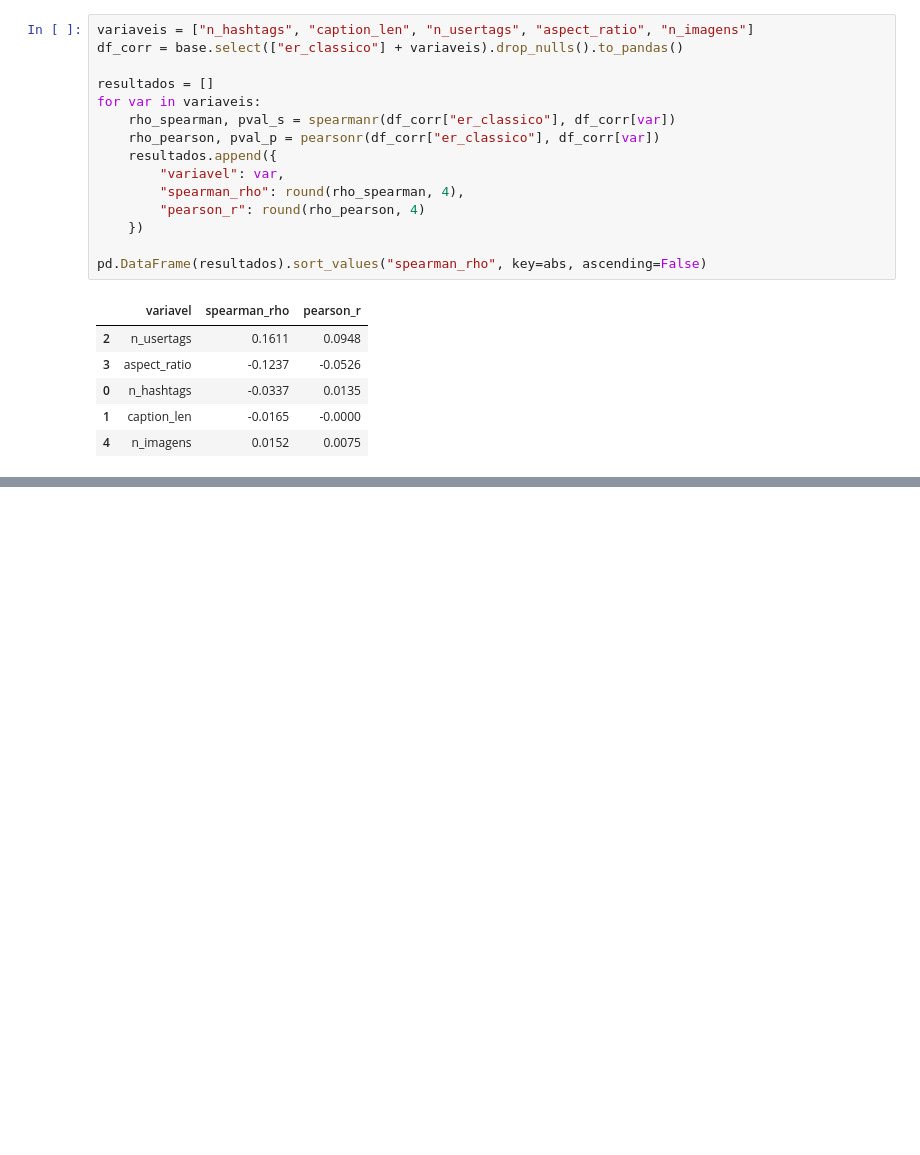
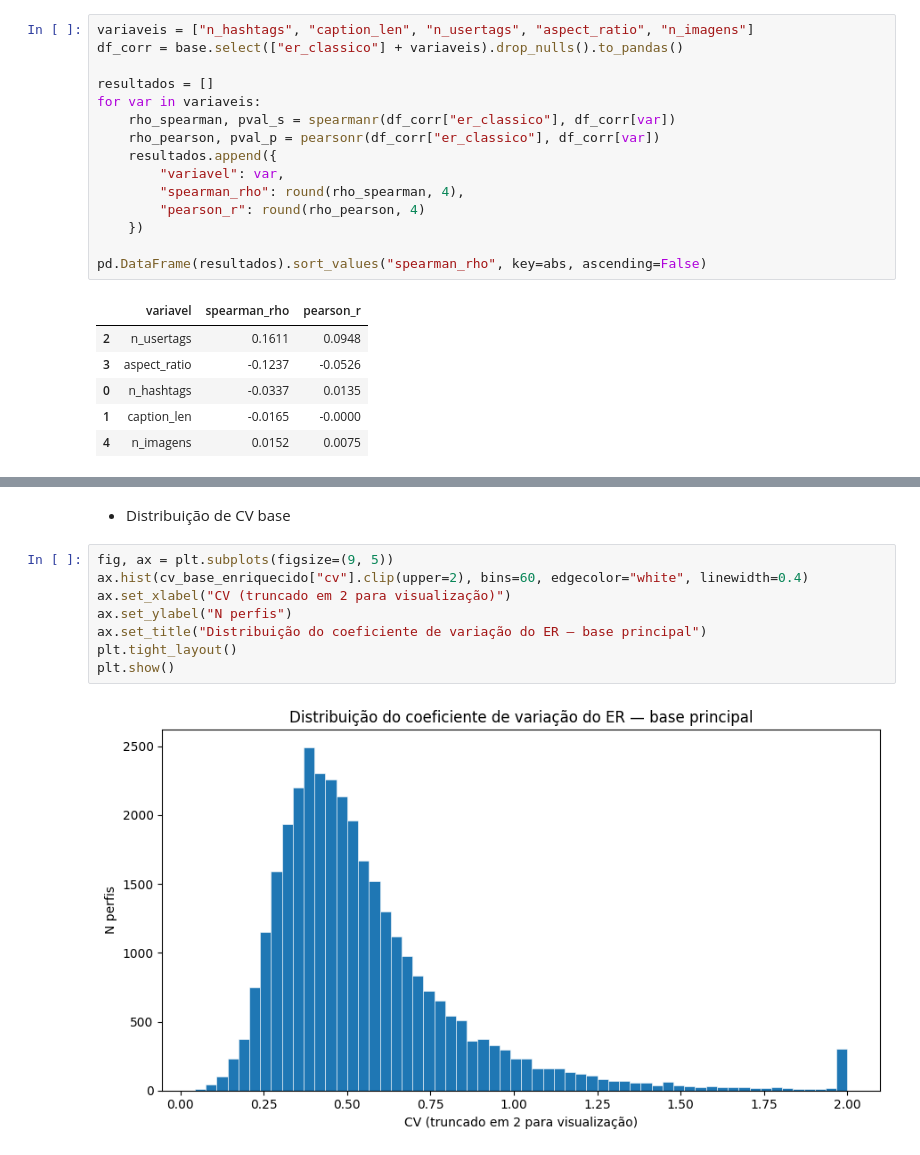
Before and after one commit to Davi-SC/influencers_kim, a Jupyter notebook: eda.ipynb, the cells around one changed output, grey strips where cells are left out. Saved outputs shown, nothing was run; the diff lists cells and outputs as text; blank space fills up the shorter version.

```diff
--- a/eda.ipynb
+++ b/eda.ipynb
@@ -240,0 +462,12 @@ shape: (9, 2)
+# %% [markdown]
+- Distribuição de CV base
+# %%
+fig, ax = plt.subplots(figsize=(9, 5))
+ax.hist(cv_base_enriquecido["cv"].clip(upper=2), bins=60, edgecolor="white", linewidth=0.4)
+ax.set_xlabel("CV (truncado em 2 para visualização)")
+ax.set_ylabel("N perfis")
+ax.set_title("Distribuição do coeficiente de variação do ER — base principal")
+plt.tight_layout()
+plt.show()
+# %% [output]
+[figure, added]
```
Also changed, not shown: parts of 56 cells of this notebook.
